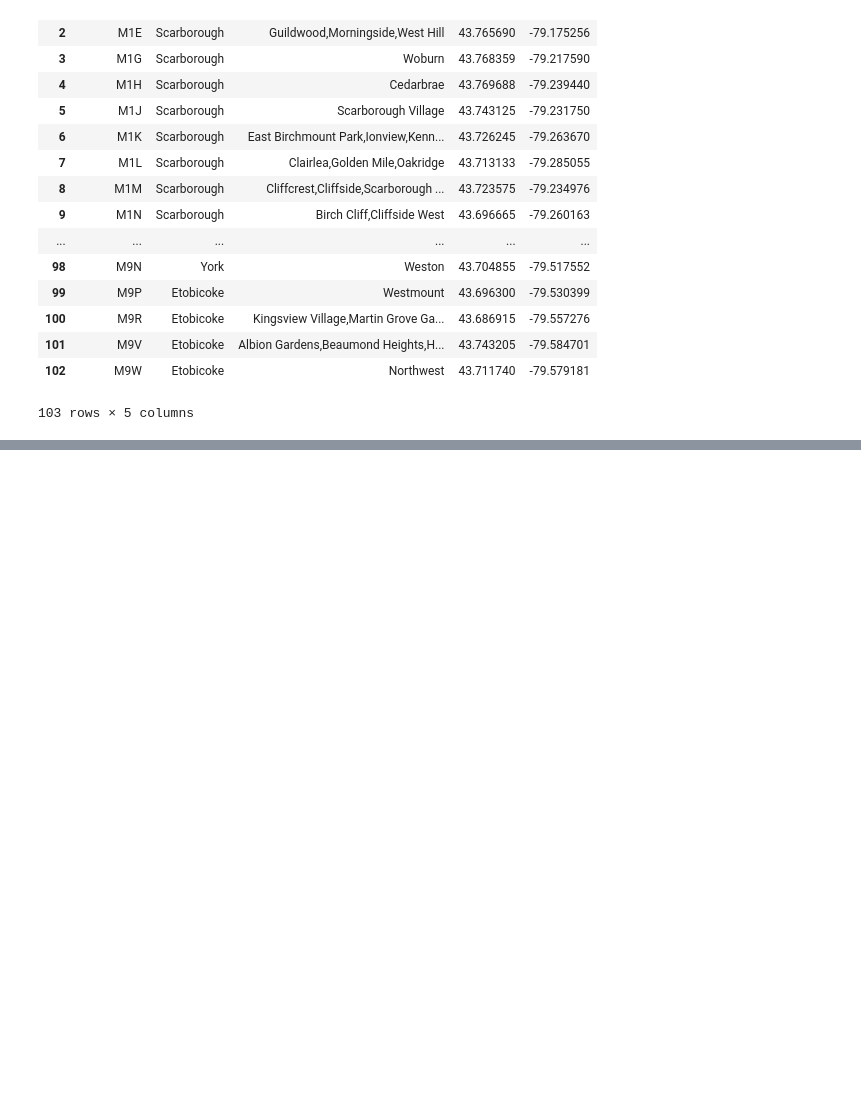
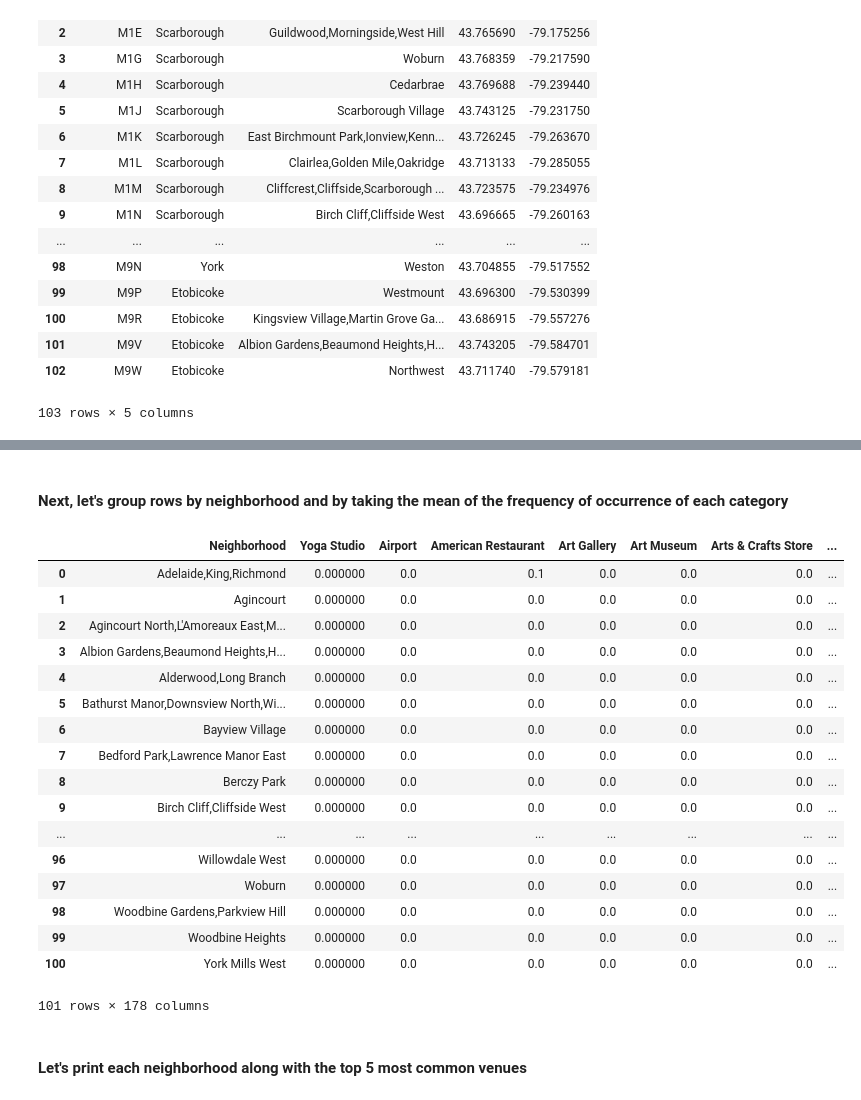
Before and after one commit to dhunter/Coursera_Capstone, a Jupyter notebook: cluster_neighborhoods_toronto.ipynb, the cells around one changed output, grey strips where cells are left out. Saved outputs shown, nothing was run; the diff lists cells and outputs as text; code cells hidden in the pictures; blank space fills up the shorter version.

```diff
--- a/cluster_neighborhoods_toronto.ipynb
+++ b/cluster_neighborhoods_toronto.ipynb
@@ -197,0 +276,8 @@ df_ab_grouped_latlng
+# %%
+url = 'https://api.foursquare.com/v2/venues/search?' +\
+    'll=' + str(neighborhood_latitude) + ',' + str(neighborhood_longitude) +\
+    '&radius=500' +\
+    '&client_id=' + CLIENT_ID +\
+    '&client_secret=' + CLIENT_SECRET +\
+    '&v=' + str(VERSION)
+print(url)
@@ -197,0 +286,3 @@ df_ab_grouped_latlng
+# %%
+results = requests.get(url).json()
+results
@@ -197,0 +349,5 @@ df_ab_grouped_latlng
+# %%
+toronto_venues = getNearbyVenues(names=df_ab_grouped_latlng['Neighborhood'],
+                                   latitudes=df_ab_grouped_latlng['Latitude'],
+                                   longitudes=df_ab_grouped_latlng['Longitude']
+                                  )
@@ -197,0 +413,12 @@ df_ab_grouped_latlng
+# %%
+# one hot encoding
+toronto_onehot = pd.get_dummies(toronto_venues[['Venue Category']], prefix="", prefix_sep="")
+
+# add neighborhood column back to dataframe
+toronto_onehot['Neighborhood'] = toronto_venues['Neighborhood']
+
+# move neighborhood column to the first column
+fixed_columns = [toronto_onehot.columns[-1]] + list(toronto_onehot.columns[:-1])
+toronto_onehot = toronto_onehot[fixed_columns]
+
+toronto_onehot.head()
@@ -197,0 +433,26 @@ df_ab_grouped_latlng
+# %% [markdown]
+#### Next, let's group rows by neighborhood and by taking the mean of the frequency of occurrence of each category
+# %%
+toronto_grouped = toronto_onehot.groupby('Neighborhood').mean().reset_index()
+toronto_grouped
+# %% [output]
+|  | Neighborhood | Yoga Studio | Airport | American Restaurant | Art Gallery | Art Museum | Arts & Crafts Store | ... |
+| 0 | Adelaide,King,Richmond | 0.000000 | 0.0 | 0.1 | 0.0 | 0.0 | 0.0 | ... |
+| 1 | Agincourt | 0.000000 | 0.0 | 0.0 | 0.0 | 0.0 | 0.0 | ... |
+| 2 | Agincourt North,L'Amoreaux East,M... | 0.000000 | 0.0 | 0.0 | 0.0 | 0.0 | 0.0 | ... |
+| 3 | Albion Gardens,Beaumond Heights,H... | 0.000000 | 0.0 | 0.0 | 0.0 | 0.0 | 0.0 | ... |
+| 4 | Alderwood,Long Branch | 0.000000 | 0.0 | 0.0 | 0.0 | 0.0 | 0.0 | ... |
+| 5 | Bathurst Manor,Downsview North,Wi... | 0.000000 | 0.0 | 0.0 | 0.0 | 0.0 | 0.0 | ... |
+| 6 | Bayview Village | 0.000000 | 0.0 | 0.0 | 0.0 | 0.0 | 0.0 | ... |
+| 7 | Bedford Park,Lawrence Manor East | 0.000000 | 0.0 | 0.0 | 0.0 | 0.0 | 0.0 | ... |
+| 8 | Berczy Park | 0.000000 | 0.0 | 0.0 | 0.0 | 0.0 | 0.0 | ... |
+| 9 | Birch Cliff,Cliffside West | 0.000000 | 0.0 | 0.0 | 0.0 | 0.0 | 0.0 | ... |
+| ... | ... | ... | ... | ... | ... | ... | ... | ... |
+| 96 | Willowdale West | 0.000000 | 0.0 | 0.0 | 0.0 | 0.0 | 0.0 | ... |
+| 97 | Woburn | 0.000000 | 0.0 | 0.0 | 0.0 | 0.0 | 0.0 | ... |
+| 98 | Woodbine Gardens,Parkview Hill | 0.000000 | 0.0 | 0.0 | 0.0 | 0.0 | 0.0 | ... |
+| 99 | Woodbine Heights | 0.000000 | 0.0 | 0.0 | 0.0 | 0.0 | 0.0 | ... |
+| 100 | York Mills West | 0.000000 | 0.0 | 0.0 | 0.0 | 0.0 | 0.0 | ... |
+101 rows × 178 columns
+# %% [markdown]
+#### Let's print each neighborhood along with the top 5 most common venues
```
Also changed, not shown: parts of 43 cells of this notebook.
